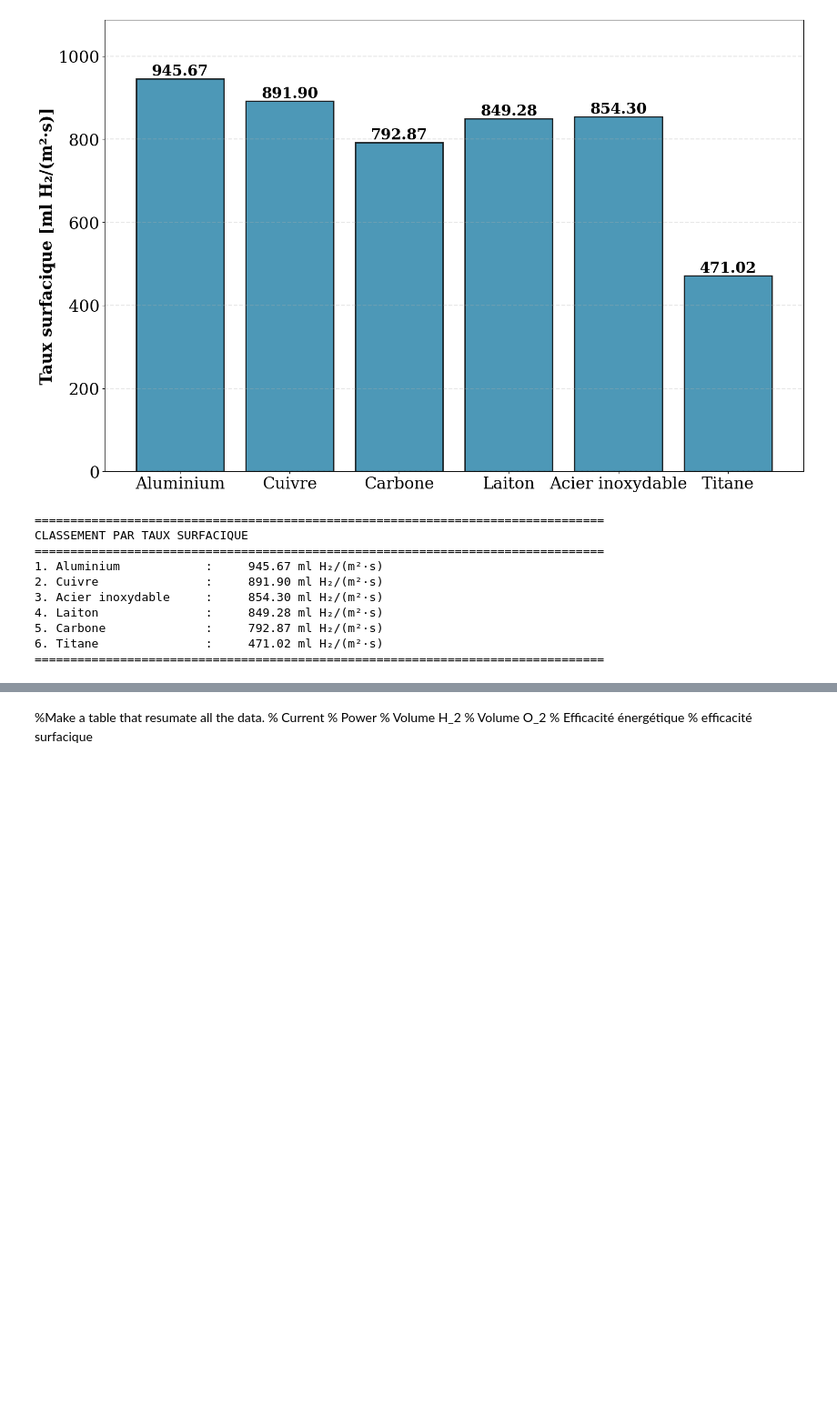
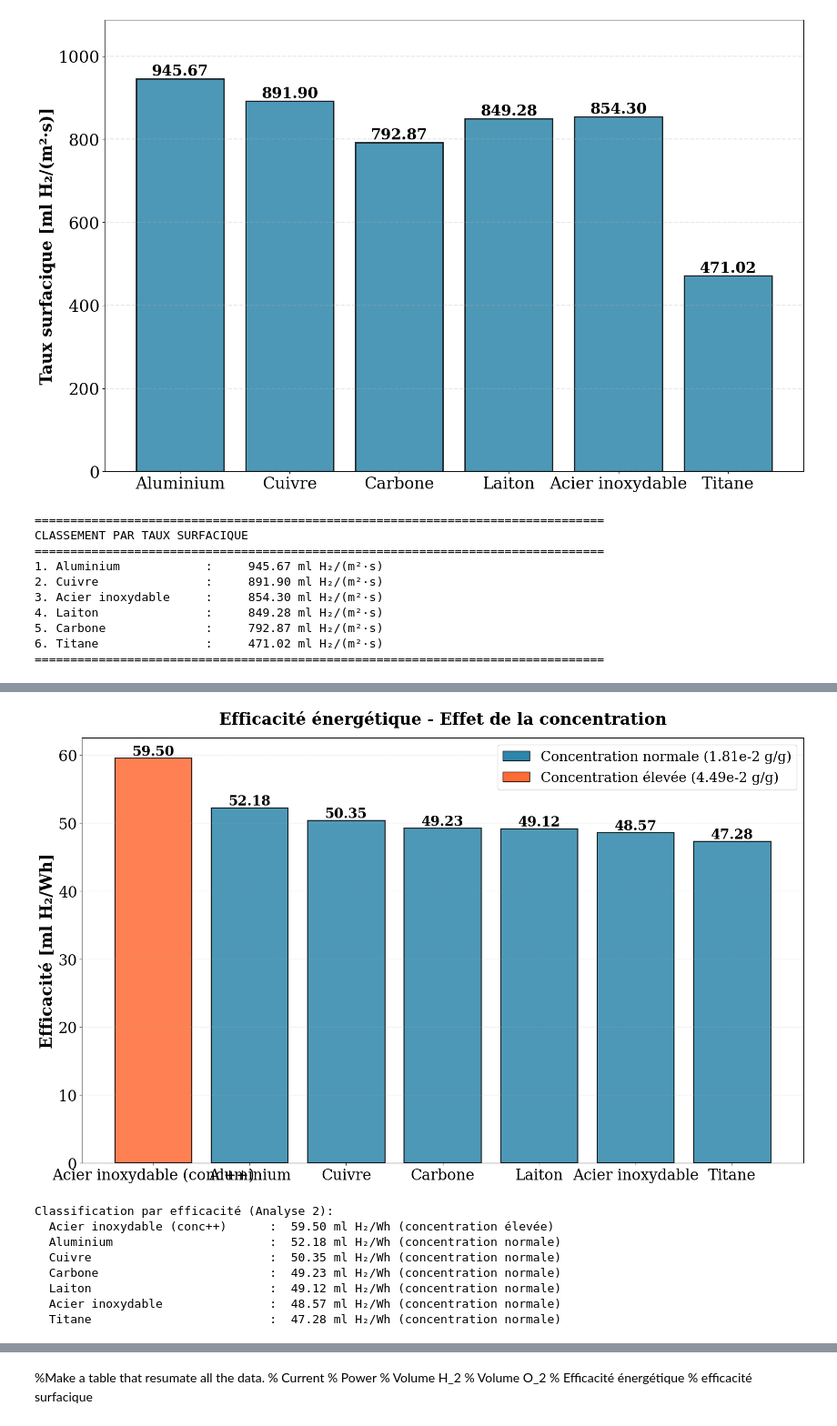
Before and after one commit to Belouse/GPH-University-Laval-Course, a Jupyter notebook: Ulaval Session 7 Automne 2025/TPA/Laboratoire 4 hydrolyse/Analyse lab 4 - hydrolyse.ipynb, the cells around one changed output, grey strips where cells are left out. Shown at 91% size. Saved outputs shown, nothing was run; the diff lists cells and outputs as text; code cells hidden in the pictures; blank space fills up the shorter version.

```diff
--- a/Ulaval Session 7 Automne 2025/TPA/Laboratoire 4 hydrolyse/Analyse lab 4 - hydrolyse.ipynb
+++ b/Ulaval Session 7 Automne 2025/TPA/Laboratoire 4 hydrolyse/Analyse lab 4 - hydrolyse.ipynb
@@ -441,0 +530,53 @@ Ratio moyen observé: 2.63
+# %%
+# Graphique 1: Comparaison de l'efficacité énergétique avec concentration élevée
+
+# Trier par efficacité
+df_analyse2_sorted = df_analyse2.sort_values('Efficacité [ml H₂/Wh]', ascending=False)
+
+fig_a2_1, ax = plt.subplots(figsize=(16, 10))
+
+# Créer les barres avec des couleurs différentes pour les concentrations
+colors = ['#2E86AB' if conc < 0.03 else '#FF6B35'
+          for conc in df_analyse2_sorted['Concentration NaHCO₃ [g/g]']]
+
+bars = ax.bar(df_analyse2_sorted['Électrodes'],
+              df_analyse2_sorted['Efficacité [ml H₂/Wh]'],
+              color=colors, alpha=0.85, edgecolor='black', linewidth=1.5)
+
+# Ajouter les valeurs sur les barres
+for bar in bars:
+    height = bar.get_height()
+    ax.text(bar.get_x() + bar.get_width()/2., height,
+            f'{height:.2f}',
+            ha='center', va='bottom', fontsize=20, fontweight='bold')
+
+ax.set_ylabel('Efficacité [ml H₂/Wh]', fontsize=24, fontweight='bold')
+ax.set_title('Efficacité énergétique - Effet de la concentration',
+             fontsize=24, fontweight='bold', pad=20)
+ax.tick_params(axis='both', labelsize=22)
+ax.tick_params(axis='x', rotation=0)
+ax.grid(axis='y', linestyle='--', alpha=0.4)
+
+# Légende pour les concentrations
+from matplotlib.patches import Patch
+legend_elements = [Patch(facecolor='#2E86AB', edgecolor='black', label='Concentration normale (1.81e-2 g/g)'),
+                   Patch(facecolor='#FF6B35', edgecolor='black', label='Concentration élevée (4.49e-2 g/g)')]
+ax.legend(handles=legend_elements, loc='upper right', fontsize=20)
+
+plt.tight_layout()
+plt.show()
+
+print("\nClassification par efficacité (Analyse 2):")
+for idx, row in df_analyse2_sorted.iterrows():
+    conc_label = "élevée" if row['Concentration NaHCO₃ [g/g]'] > 0.03 else "normale"
+    print(f"  {row['Électrodes']:30s} : {row['Efficacité [ml H₂/Wh]']:6.2f} ml H₂/Wh (concentration {conc_label})")
+# %% [output]
+[figure, added]
+Classification par efficacité (Analyse 2):
+  Acier inoxydable (conc++)      :  59.50 ml H₂/Wh (concentration élevée)
+  Aluminium                      :  52.18 ml H₂/Wh (concentration normale)
+  Cuivre                         :  50.35 ml H₂/Wh (concentration normale)
+  Carbone                        :  49.23 ml H₂/Wh (concentration normale)
+  Laiton                         :  49.12 ml H₂/Wh (concentration normale)
+  Acier inoxydable               :  48.57 ml H₂/Wh (concentration normale)
+  Titane                         :  47.28 ml H₂/Wh (concentration normale)
```
Also changed, not shown: parts of 12 cells of this notebook, 1 other file.
